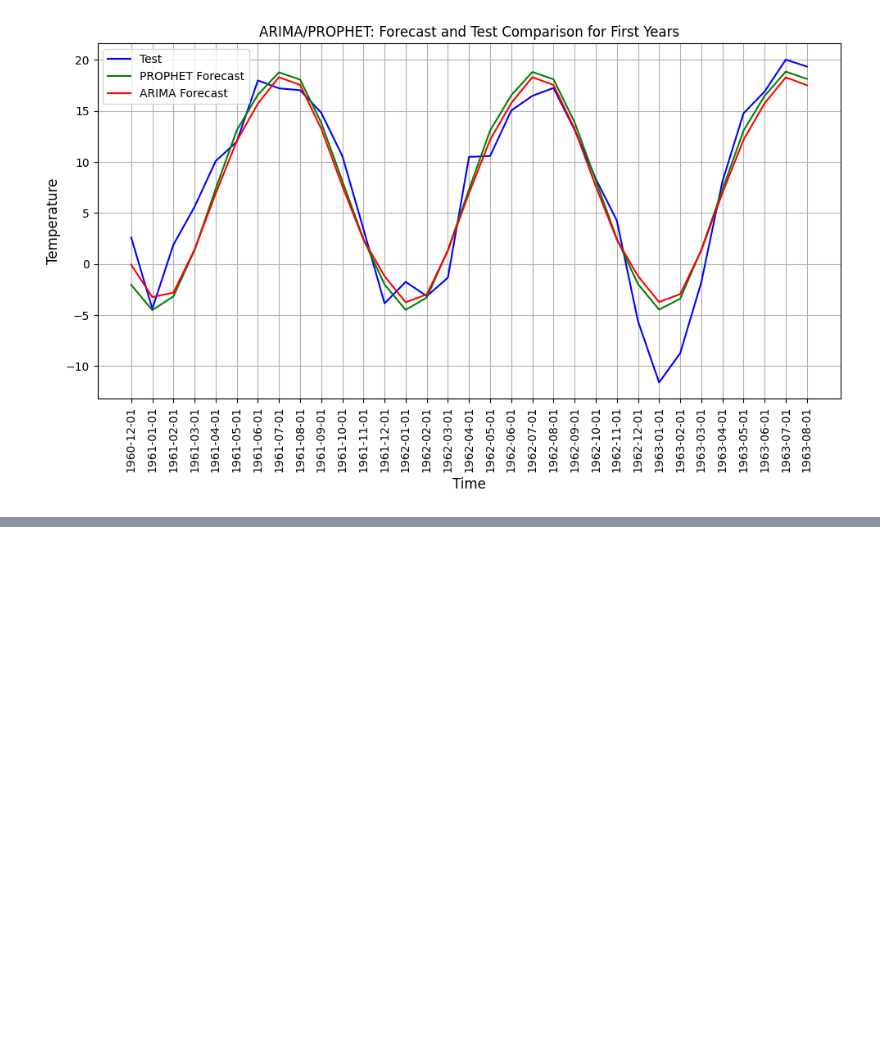
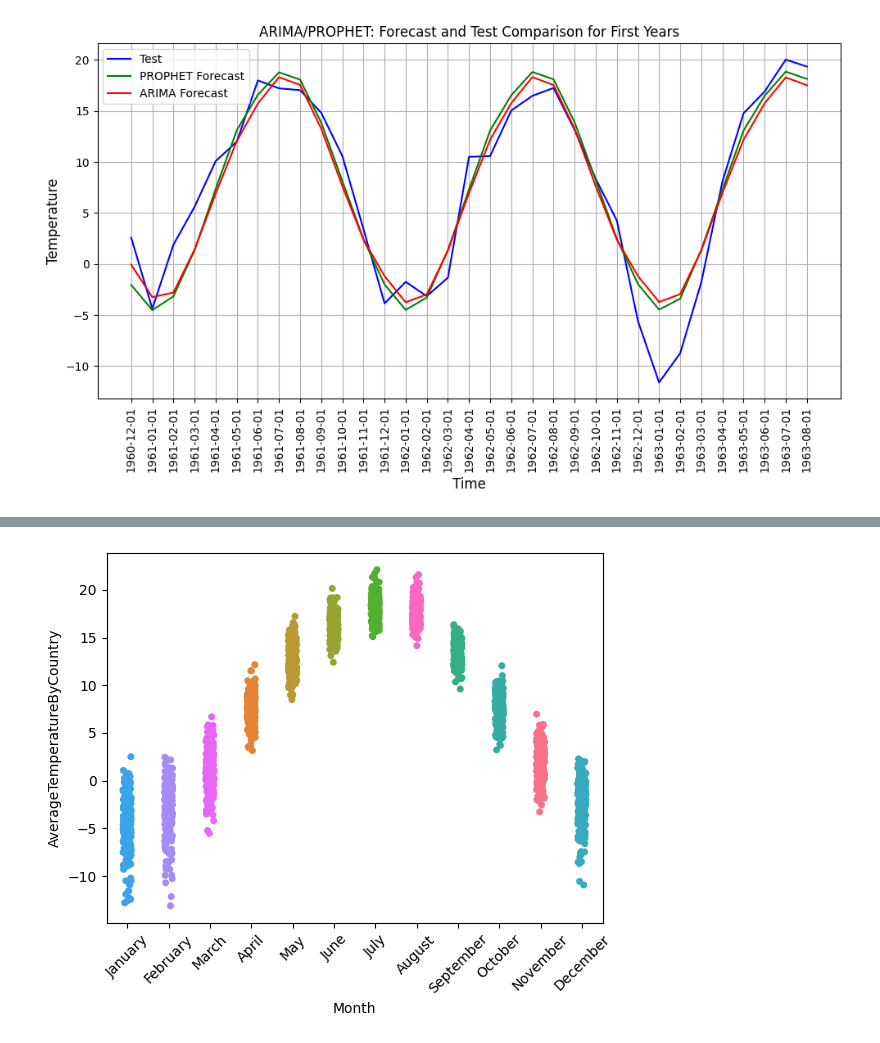
Before and after one commit to AnnaMrowca/ClimateChange, a Jupyter notebook: checks.ipynb, the cells around one changed output, grey strips where cells are left out. Saved outputs shown, nothing was run; the diff lists cells and outputs as text; code cells hidden in the pictures; blank space fills up the shorter version.

Commit message:
add stripplot and summary

```diff
--- a/checks.ipynb
+++ b/checks.ipynb
@@ -5,9 +11,11 @@ from matplotlib.dates import DateFormatter, MonthLocator
 # %%
-### READING FILES
 outputs_path = "C:\\Users\Ania\\Desktop\\ClimateChange\\outputs\\"
 
 ## TEST
 test = pd.read_csv(filepath_or_buffer=outputs_path + 'test.csv', sep=',')
+
+## TRAIN
+train = pd.read_csv(filepath_or_buffer=outputs_path + 'train.csv', sep=',')
 
 ## ARIMA
 arima_fcst = pd.read_csv(filepath_or_buffer=outputs_path + 'ARIMA_forecast.csv', sep=',')
@@ -203,0 +232,4 @@ plt.show()
+# %%
+train_month = train.copy()
+train_month['Month'] = pd.to_datetime(train['dt']).dt.month_name()
+train_month.head()
@@ -203,0 +243,7 @@ plt.show()
+# %%
+month_order = list(calendar.month_name[1:])
+sns.stripplot(data=train_month, x='Month', y='AverageTemperatureByCountry', hue='Month', order=month_order)
+plt.xticks(rotation=45)
+plt.show()
+# %% [output]
+[figure, added]
```
Also changed, not shown: parts of 10 cells of this notebook.
